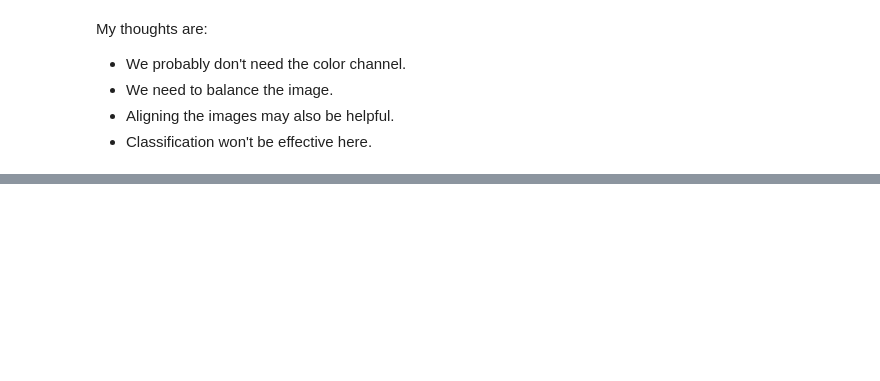
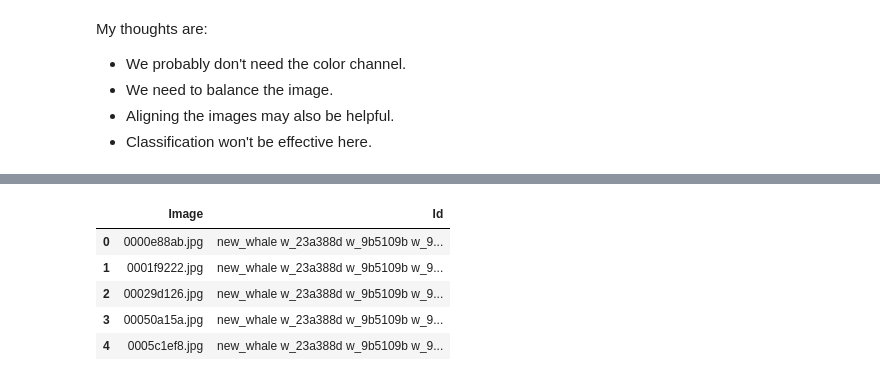
Before and after one commit to krinj/kaggle-whale-id, a Jupyter notebook: notebooks/GettingStarted.ipynb, the cells around one changed output, grey strips where cells are left out. Saved outputs shown, nothing was run; the diff lists cells and outputs as text; code cells hidden in the pictures; blank space fills up the shorter version.

```diff
--- a/notebooks/GettingStarted.ipynb
+++ b/notebooks/GettingStarted.ipynb
@@ -176,0 +208,18 @@ My thoughts are:
+# %%
+from util.submission_generator import generate_submission
+import pandas
+
+# Generate the submission based on the predictions above.
+output_file = "../my_submission.csv"
+generate_submission(training_samples, output_file)
+
+# Let's read it with Pandas! You can actually upload this file to Kaggle as your first submission.
+dataframe = pandas.read_csv(output_file)
+dataframe.head()
+# %% [output]
+|  | Image | Id |
+| 0 | 0000e88ab.jpg | new_whale w_23a388d w_9b5109b w_9... |
+| 1 | 0001f9222.jpg | new_whale w_23a388d w_9b5109b w_9... |
+| 2 | 00029d126.jpg | new_whale w_23a388d w_9b5109b w_9... |
+| 3 | 00050a15a.jpg | new_whale w_23a388d w_9b5109b w_9... |
+| 4 | 0005c1ef8.jpg | new_whale w_23a388d w_9b5109b w_9... |
```
Also changed, not shown: parts of 10 cells of this notebook, 1 other file.
